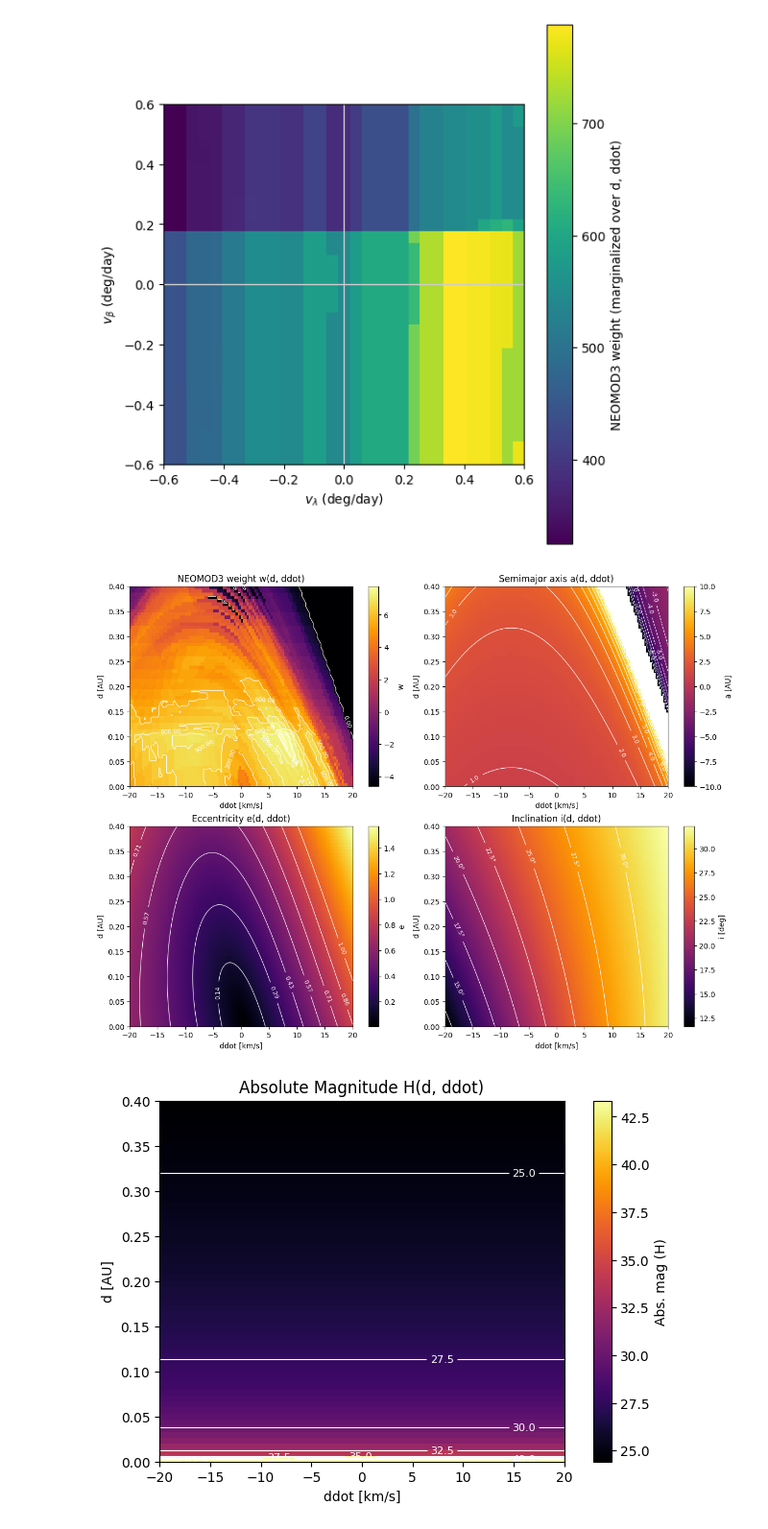
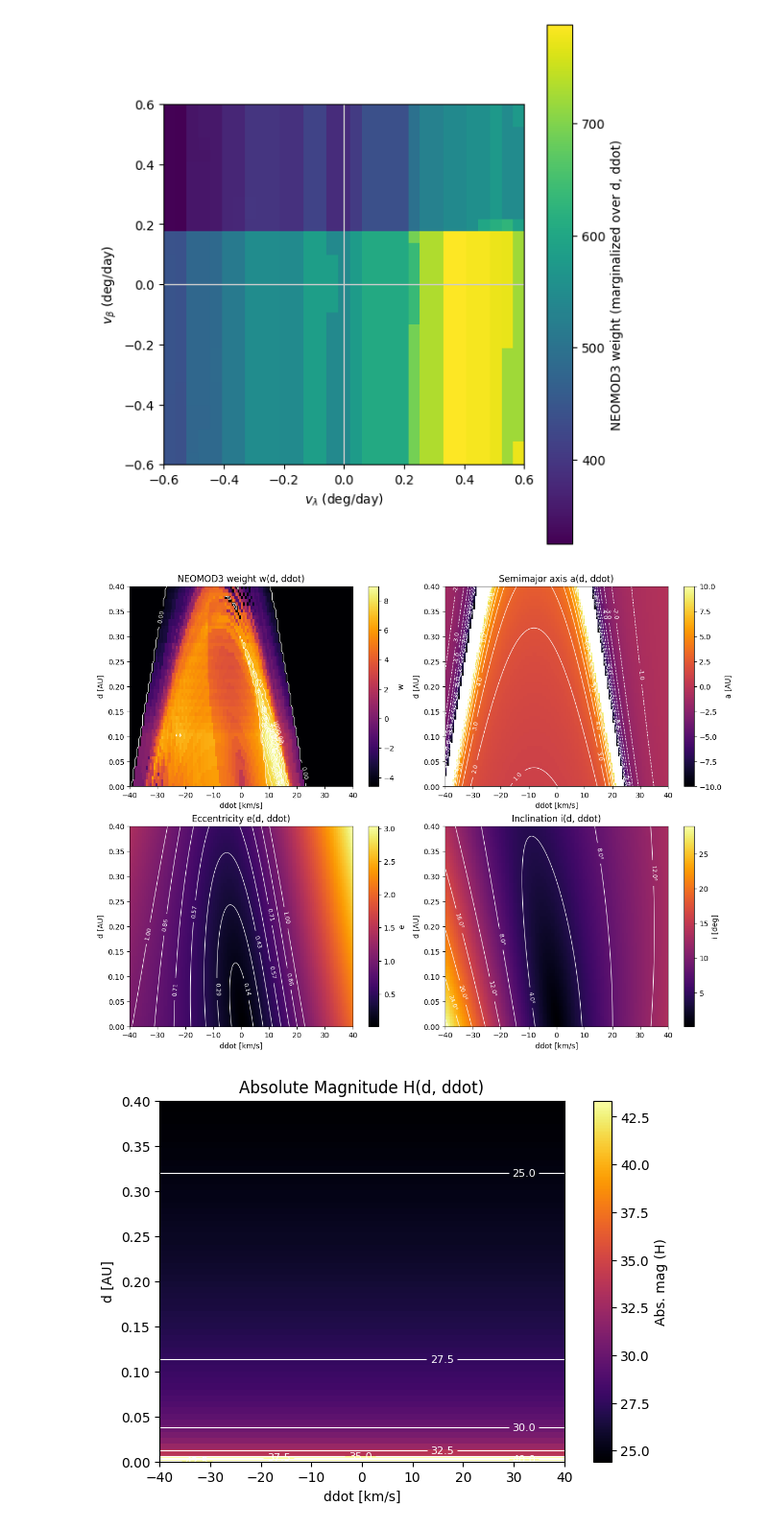
Before and after one commit to devanshi-s04/neomod, a Jupyter notebook: neofast_v1.ipynb, the cells around one changed output. Shown at 96% size. Drawn from its saved outputs; the diff is of its cells as text; code cells hidden in the pictures.

```diff
--- a/neofast_v1.ipynb
+++ b/neofast_v1.ipynb
@@ -171,7 +171,7 @@ from matplotlib.colors import TwoSlopeNorm
 
 
 d_vals = np.linspace(0.00, 0.40, 60)
-v_vals = np.linspace(-20.0, 20.0, 120)
+v_vals = np.linspace(-40.0, 40.0, 120)
 
 
 W = np.zeros((len(d_vals), len(v_vals)))
@@ -232,32 +232,32 @@ ax.clabel(cs, inline=True, fontsize=8, fmt="%.1f")
 im2 = axs[1, 0].imshow(E, origin="lower", extent=extent, aspect="auto", cmap="inferno")
 cont2 = axs[1,0].contour(v_vals, d_vals, E, levels=np.linspace(0, 1, 8), colors='white', linewidths=0.8)
 axs[1,0].clabel(cont2, inline=True, fontsize=8, fmt="%.2f")
 axs[1, 0].set_title("Eccentricity e(d, ddot)")
 axs[1, 0].set_xlabel("ddot [km/s]")
 axs[1, 0].set_ylabel("d [AU]")
 fig.colorbar(im2, ax=axs[1, 0], label="e")
 
 #inclination
 im3 = axs[1, 1].imshow(I, origin="lower", extent=extent, aspect="auto", cmap="inferno")
 cont3 = axs[1,1].contour(v_vals, d_vals, I, levels=8, colors='white', linewidths=0.8)
 axs[1,1].clabel(cont3, inline=True, fontsize=8, fmt="%.1f°")
 axs[1, 1].set_title("Inclination i(d, ddot)")
 axs[1, 1].set_xlabel("ddot [km/s]")
 axs[1, 1].set_ylabel("d [AU]")
 fig.colorbar(im3, ax=axs[1, 1], label="i [deg]")
 
 plt.show()
 
 #absolute magnitude
 figH, axH = plt.subplots(figsize=(6, 4.5), constrained_layout=True)
 imH = axH.imshow(H, origin="lower", extent=extent, aspect="auto", cmap="inferno")
 contH = axH.contour(v_vals, d_vals, H, levels=8, colors='white', linewidths=0.8)
 axH.clabel(contH, inline=True, fontsize=8, fmt="%.1f")
 axH.set_title("Absolute Magnitude H(d, ddot)")
 axH.set_xlabel("ddot [km/s]")
 axH.set_ylabel("d [AU]")
 figH.colorbar(imH, ax=axH, label="Abs. mag (H)")
 plt.show()
 # %% [output]
-[figure, old version]
+[figure, new version]
-[figure, old version]
+[figure, new version]
```
Also changed, not shown: 44 other files.
